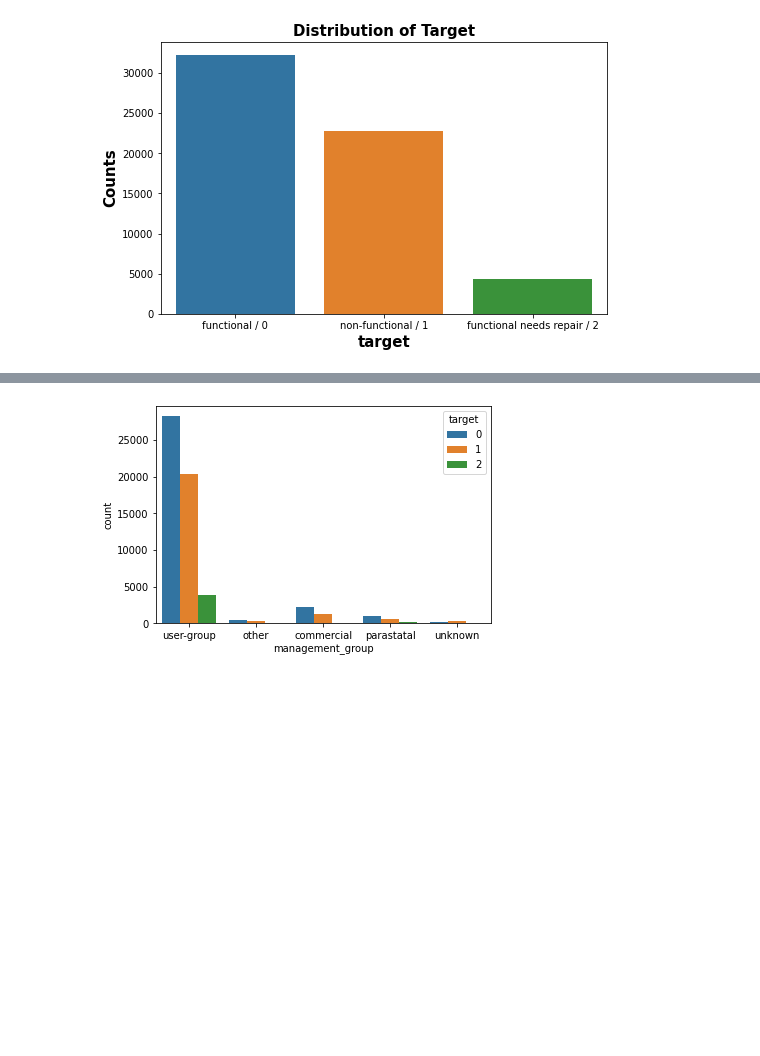
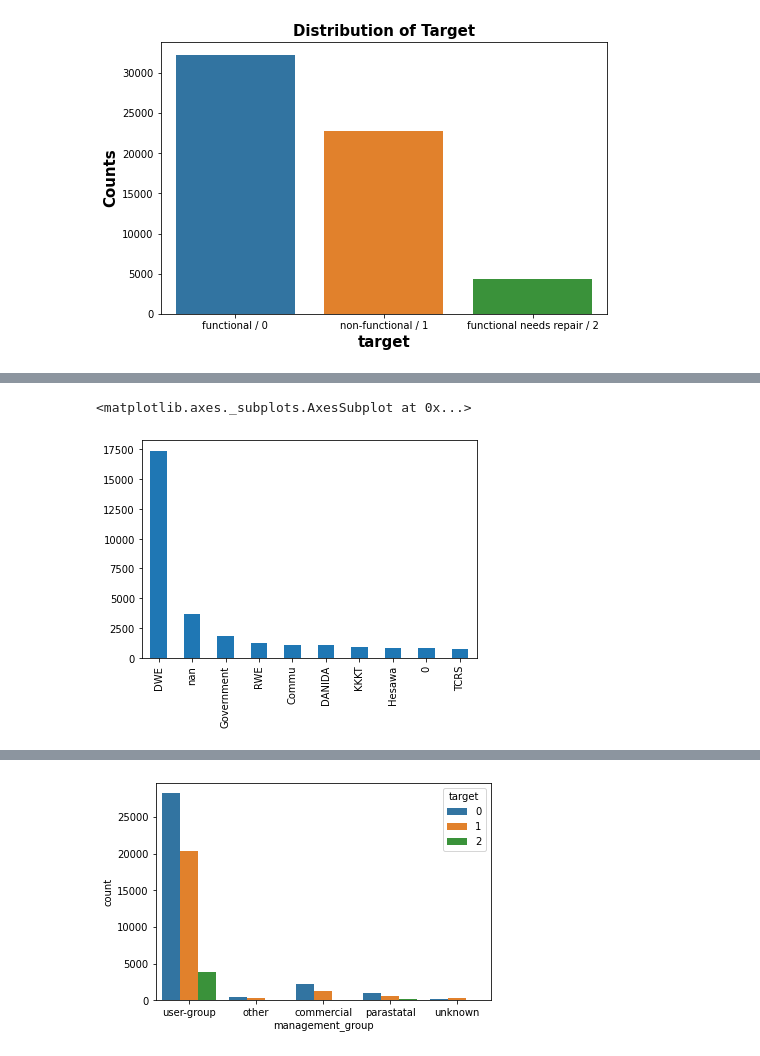
Before and after one commit to davidrtorres/Model-3-Tanzania-Water-Crisis, a Jupyter notebook: Model_3_09_27_20-Copy1.ipynb, the cells around one changed output, grey strips where cells are left out. Saved outputs shown, nothing was run; the diff lists cells and outputs as text; code cells hidden in the pictures; blank space fills up the shorter version.

```diff
--- a/Model_3_09_27_20-Copy1.ipynb
+++ b/Model_3_09_27_20-Copy1.ipynb
@@ -242,0 +259,4 @@ Name: target, dtype: float64
+# %%
+#how do I plot top installer and see how they compare to functioning and non-functioning
+installer = df_1['installer'].value_counts(dropna=False).head(10)
+installer
@@ -242,0 +275,6 @@ Name: target, dtype: float64
+# %%
+#countplot_w_hue(df_1, col='installer', hue_col='target',rot=40)
+installer.plot(kind='bar')
+# %% [output]
+<matplotlib.axes._subplots.AxesSubplot at 0x...>
+[figure, added]
```
Also changed, not shown: parts of 53 cells of this notebook.
